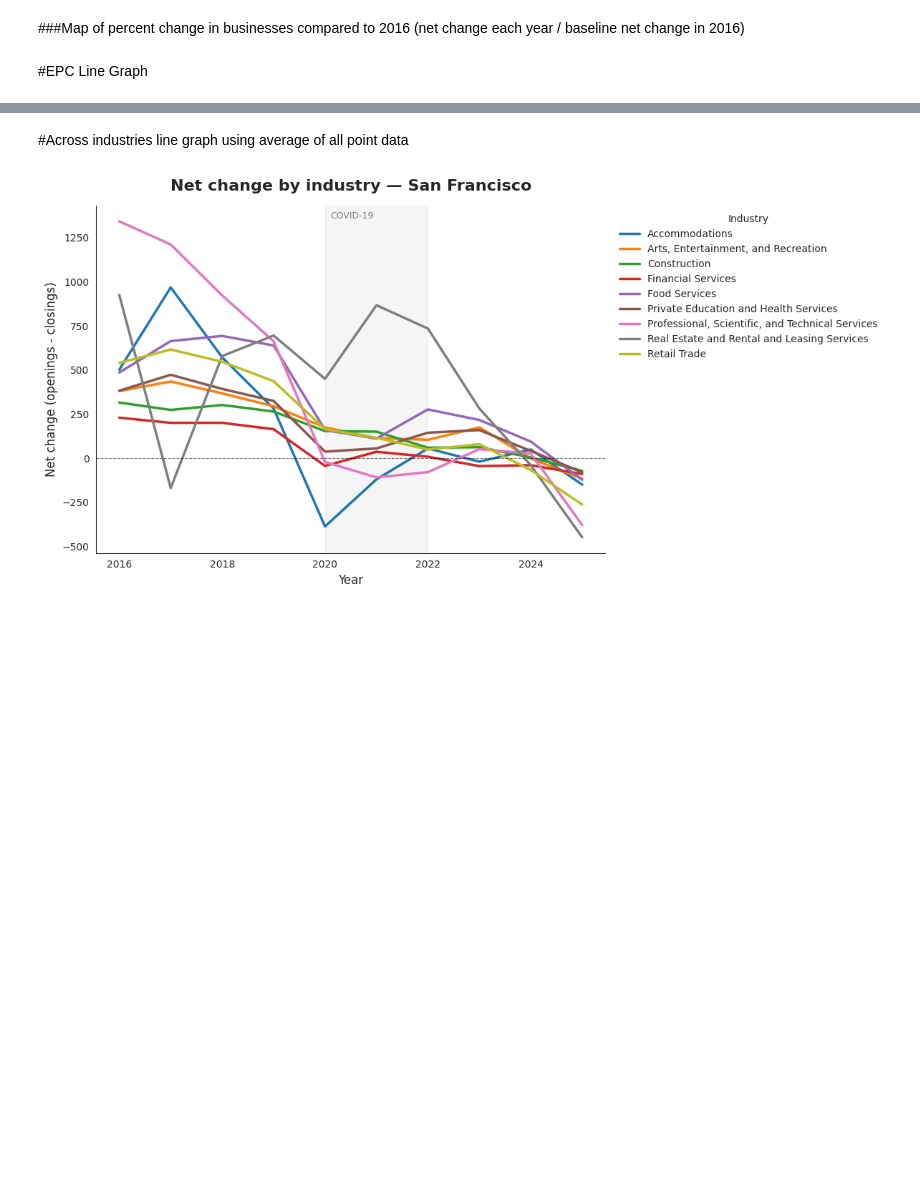
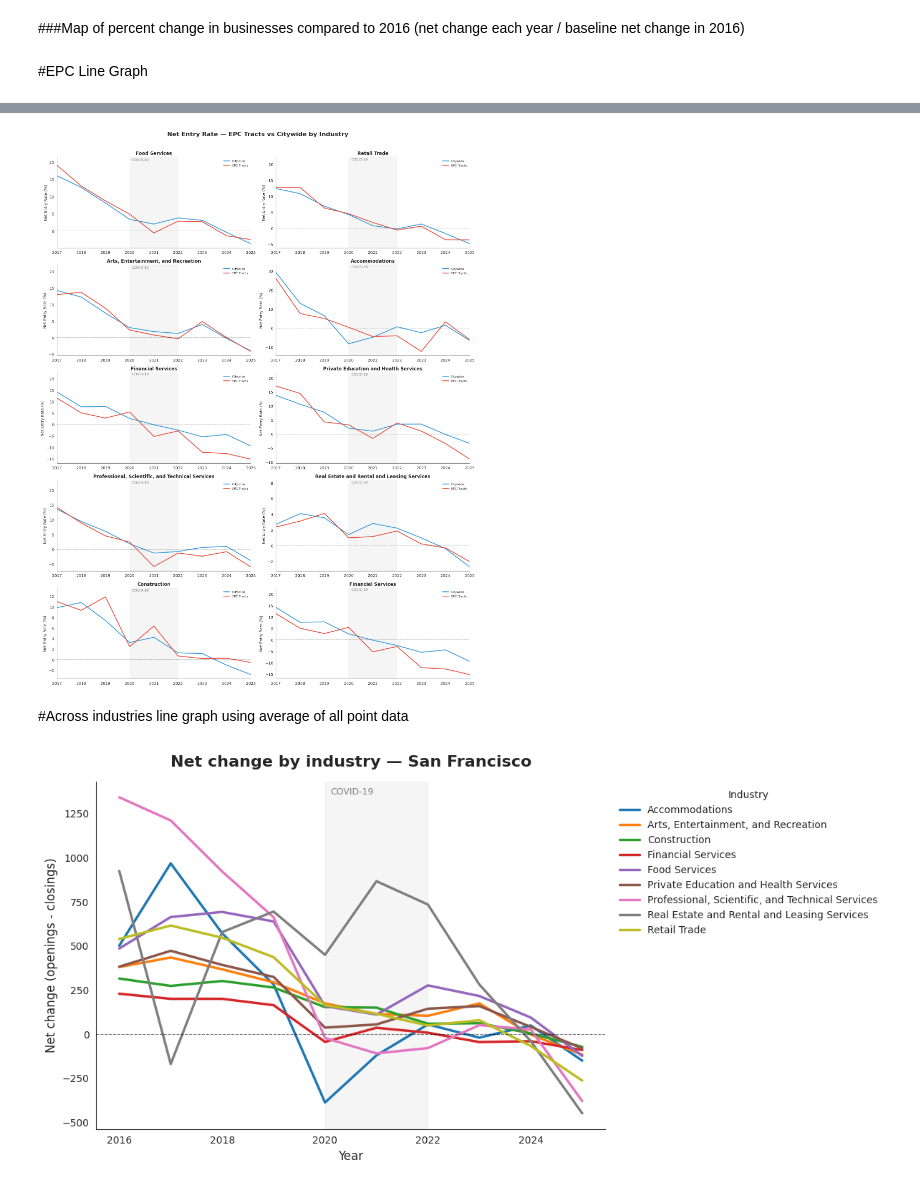
Before and after one commit to miaflynn/CYPLAN255-Final-Project, a Jupyter notebook: 03c_visualizations_net_change.ipynb, the cells around one changed output, grey strips where cells are left out. Cells and saved outputs as stored; diff of their text form; code cells hidden in the pictures; blank space fills up the shorter version.

```diff
--- a/03c_visualizations_net_change.ipynb
+++ b/03c_visualizations_net_change.ipynb
@@ -223,6 +202,8 @@ for name in naics_to_compare:
 
 combined = pd.concat(dfs).reset_index()
 
+combined['is_epc'] = combined['GEOID'].isin(epc_tracts['GEOID'])
+
 #look here to see metric options
 combined.columns
 # %% [output]
@@ -271,3 +215,45 @@ plt.show()
+# %%
+fig, axes = plt.subplots(5, 2, figsize=(16, 20))
+axes = axes.flatten()
+
+for i, name in enumerate(naics_to_compare):
+    ax = axes[i]
+
+    citywide = combined[combined['naics_name'] == name].groupby('year')['net_entry_rate'].mean().reset_index()
+    citywide['comparison'] = 'Citywide'
+
+    epc = combined[(combined['naics_name'] == name) & (combined['is_epc'])].copy()
+    epc['comparison'] = 'EPC Tracts'
+
+    plot_df = pd.concat([citywide, epc]).reset_index(drop=True)
+
+    sns.lineplot(
+        plot_df,
+        x='year',
+        y='net_entry_rate',
+        hue='comparison',
+        estimator='mean',
+        errorbar=None,
+        linewidth=2,
+        palette={'EPC Tracts': '#e74c3c', 'Citywide': '#3498db'},
+        ax=ax
+    )
+
+    ax.axhline(0, color='black', linewidth=0.7, linestyle='--', alpha=0.5)
+    ax.axvspan(2020, 2022, alpha=0.08, color='gray')
+    ax.text(2020.1, ax.get_ylim()[1] * 0.95, 'COVID-19', fontsize=9, color='gray')
+    ax.set_title(name, fontsize=12, fontweight='bold')
+    ax.set_xlabel('')
+    ax.set_ylabel('Net Entry Rate (%)')
+    ax.set_xlim(2017, 2025)
+    ax.legend(title=None, frameon=False, fontsize=8)
+
+fig.suptitle('Net Entry Rate — EPC Tracts vs Citywide by Industry', fontsize=16, fontweight='bold', y=1.01)
+sns.despine()
+plt.tight_layout()
+plt.show()
+# %% [output]
+[figure, added]
 # %% [markdown]
 #Across industries line graph using average of all point data
 # %%
```
Also changed, not shown: parts of 7 cells of this notebook.
